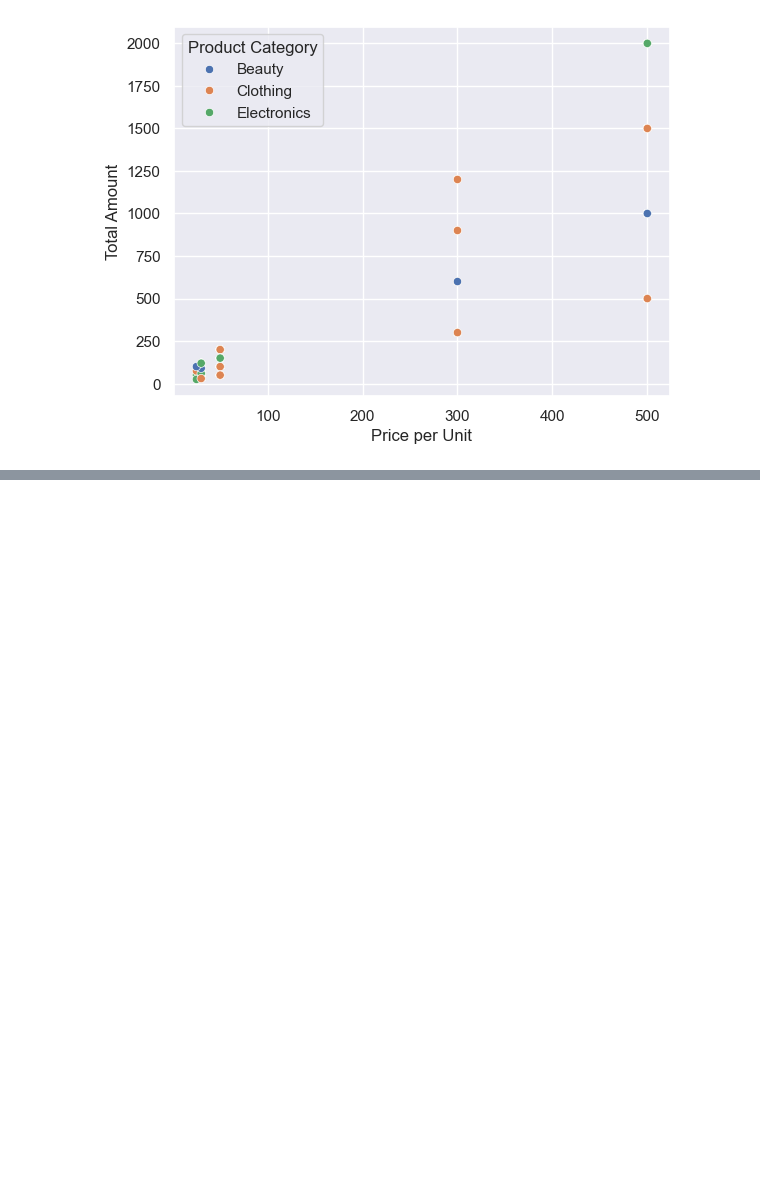
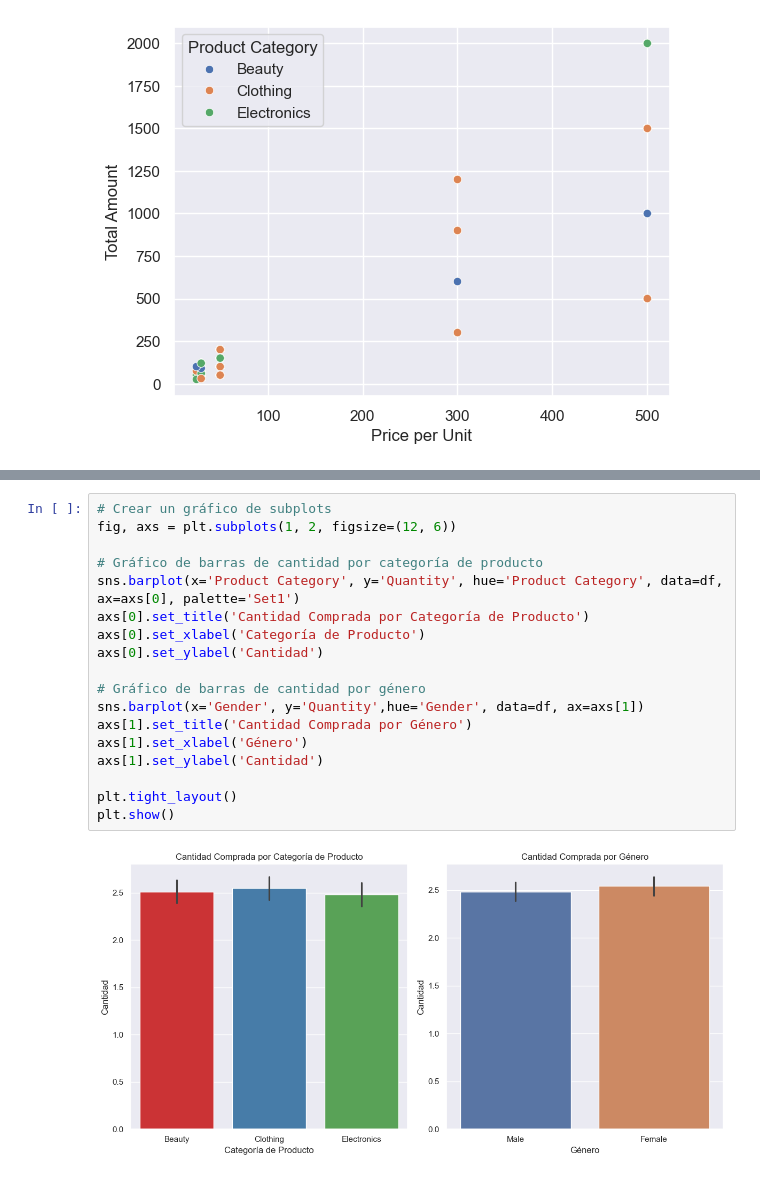
Before and after one commit to qbk90/retail-sales-analysis, a Jupyter notebook: notebooks/analisis_visual.ipynb, the cells around one changed output, grey strips where cells are left out. Drawn from its saved outputs; the diff is of its cells as text; blank space fills up the shorter version.

```diff
--- a/notebooks/analisis_visual.ipynb
+++ b/notebooks/analisis_visual.ipynb
@@ -94,0 +129,20 @@ plt.show()
+# %%
+# Crear un gráfico de subplots
+fig, axs = plt.subplots(1, 2, figsize=(12, 6))
+
+# Gráfico de barras de cantidad por categoría de producto
+sns.barplot(x='Product Category', y='Quantity', hue='Product Category', data=df, ax=axs[0], palette='Set1')
+axs[0].set_title('Cantidad Comprada por Categoría de Producto')
+axs[0].set_xlabel('Categoría de Producto')
+axs[0].set_ylabel('Cantidad')
+
+# Gráfico de barras de cantidad por género
+sns.barplot(x='Gender', y='Quantity',hue='Gender', data=df, ax=axs[1])
+axs[1].set_title('Cantidad Comprada por Género')
+axs[1].set_xlabel('Género')
+axs[1].set_ylabel('Cantidad')
+
+plt.tight_layout()
+plt.show()
+# %% [output]
+[figure, added]
```
Also changed, not shown: parts of 3 cells of this notebook.
